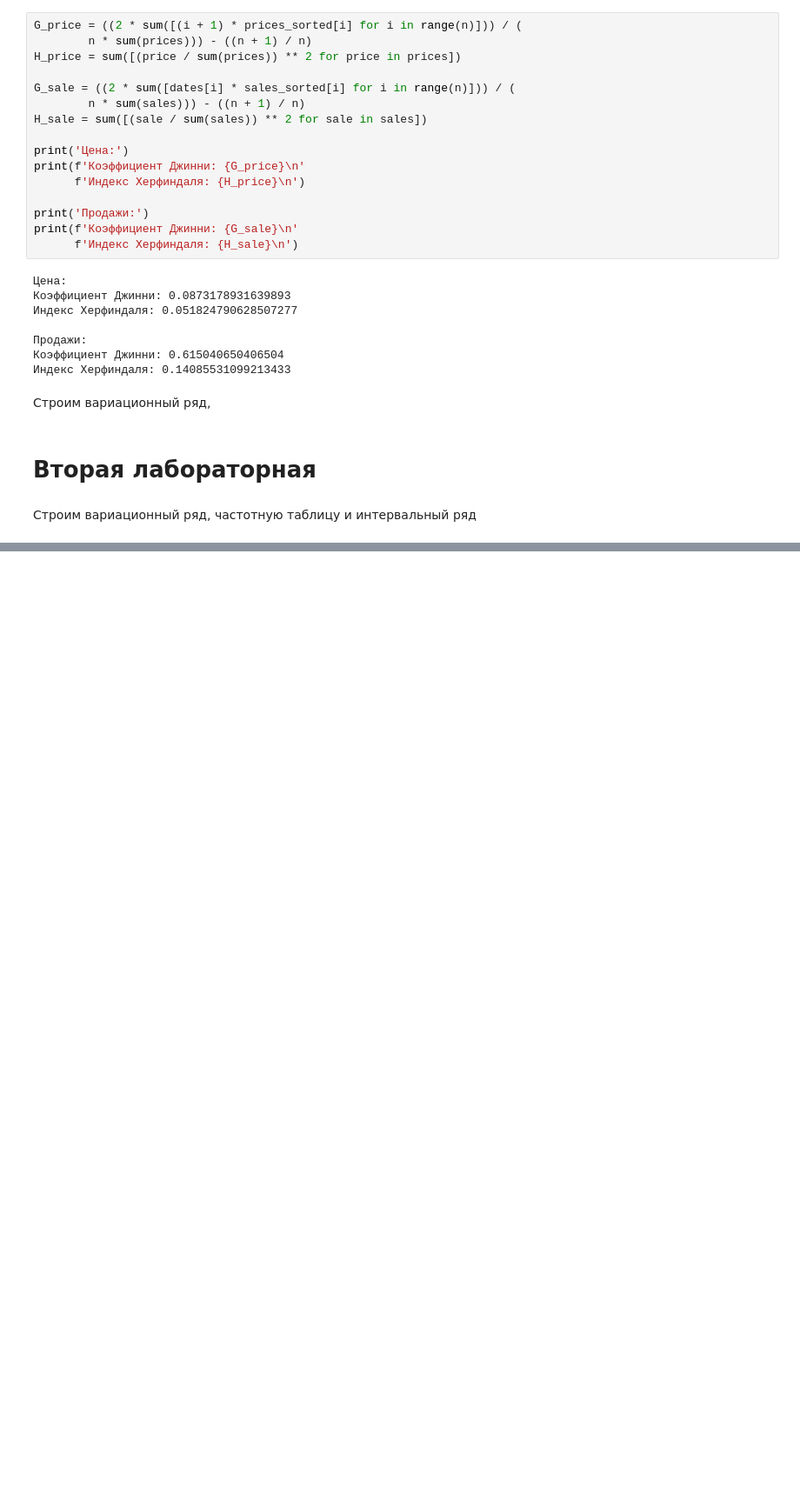
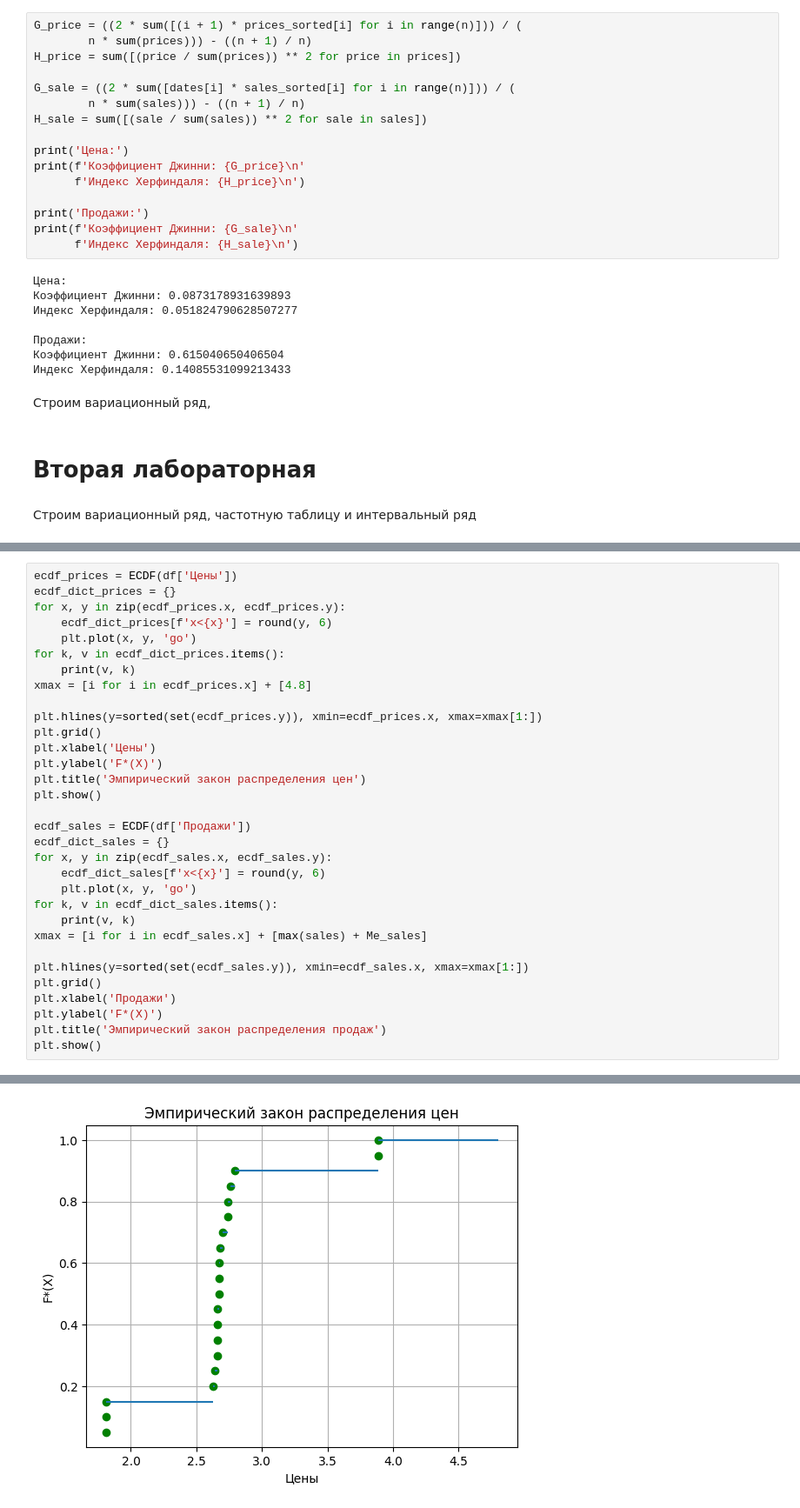
Before and after one commit to BVyaches/MLPerm, a Jupyter notebook: MathAnalysis.ipynb, the cells around one changed output, grey strips where cells are left out. Shown: that part at 87% size. Saved outputs shown, nothing was run; the diff lists cells and outputs as text; blank space fills up the shorter version.

```diff
--- a/MathAnalysis.ipynb
+++ b/MathAnalysis.ipynb
@@ -229,0 +359,33 @@ TypeError: crosstab() missing 1 required positional argument: 'columns'
+# %%
+ecdf_prices = ECDF(df['Цены'])
+ecdf_dict_prices = {}
+for x, y in zip(ecdf_prices.x, ecdf_prices.y):
+    ecdf_dict_prices[f'x<{x}'] = round(y, 6)
+    plt.plot(x, y, 'go')
+for k, v in ecdf_dict_prices.items():
+    print(v, k)
+xmax = [i for i in ecdf_prices.x] + [4.8]
+
+plt.hlines(y=sorted(set(ecdf_prices.y)), xmin=ecdf_prices.x, xmax=xmax[1:])
+plt.grid()
+plt.xlabel('Цены')
+plt.ylabel('F*(X)')
+plt.title('Эмпирический закон распределения цен')
+plt.show()
+
+ecdf_sales = ECDF(df['Продажи'])
+ecdf_dict_sales = {}
+for x, y in zip(ecdf_sales.x, ecdf_sales.y):
+    ecdf_dict_sales[f'x<{x}'] = round(y, 6)
+    plt.plot(x, y, 'go')
+for k, v in ecdf_dict_sales.items():
+    print(v, k)
+xmax = [i for i in ecdf_sales.x] + [max(sales) + Me_sales]
+
+plt.hlines(y=sorted(set(ecdf_sales.y)), xmin=ecdf_sales.x, xmax=xmax[1:])
+plt.grid()
+plt.xlabel('Продажи')
+plt.ylabel('F*(X)')
+plt.title('Эмпирический закон распределения продаж')
+plt.show()
+# %% [output]
@@ -229,0 +404 @@ TypeError: crosstab() missing 1 required positional argument: 'columns'
+[figure, added]
```
Also changed, not shown: parts of 13 cells of this notebook.
